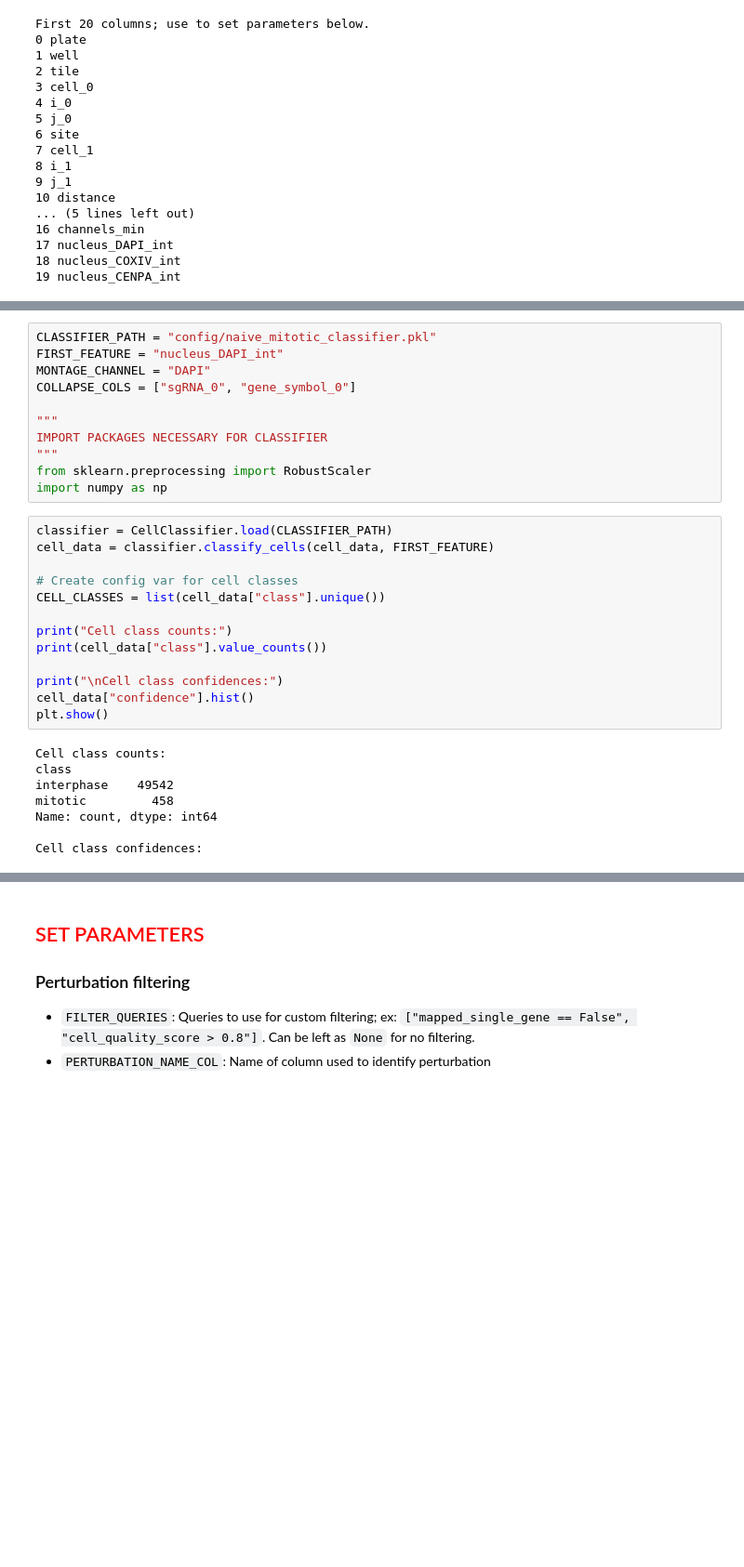
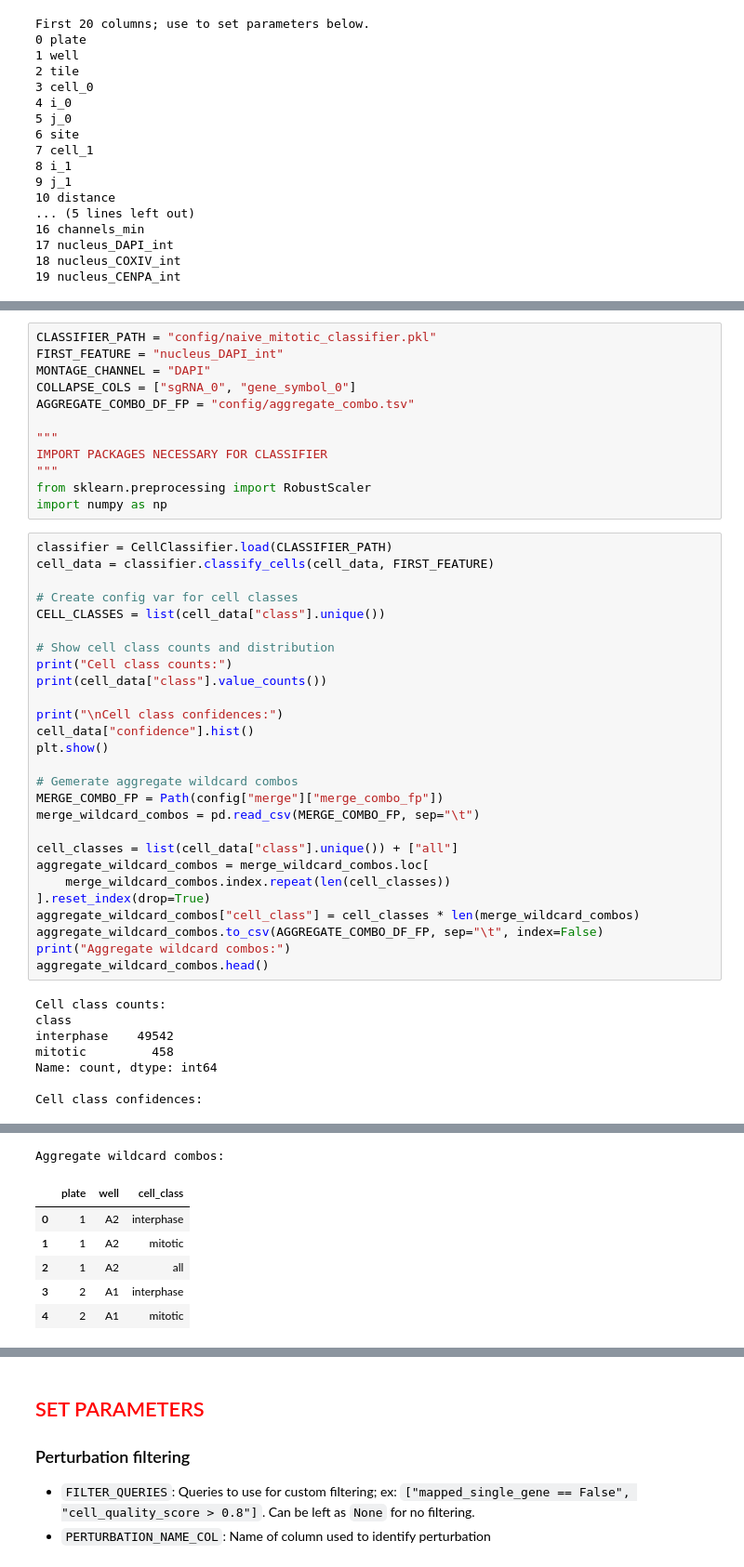
Before and after one commit to cheeseman-lab/brieflow-analysis, a Jupyter notebook: analysis/7.configure_aggregate_params.ipynb, the cells around one changed output, grey strips where cells are left out. Shown at 93% size. Drawn from its saved outputs; the diff is of its cells as text; blank space fills up the shorter version.

Commit message:
FINALIZED NEW AGGREGATE

```diff
--- a/analysis/7.configure_aggregate_params.ipynb
+++ b/analysis/7.configure_aggregate_params.ipynb
@@ -122,6 +126,7 @@ CLASSIFIER_PATH = "config/naive_mitotic_classifier.pkl"
 FIRST_FEATURE = "nucleus_DAPI_int"
 MONTAGE_CHANNEL = "DAPI"
 COLLAPSE_COLS = ["sgRNA_0", "gene_symbol_0"]
+AGGREGATE_COMBO_DF_FP = "config/aggregate_combo.tsv"
 
 """
 IMPORT PACKAGES NECESSARY FOR CLASSIFIER
@@ -131,23 +136,44 @@ import numpy as np
 # %%
 classifier = CellClassifier.load(CLASSIFIER_PATH)
 cell_data = classifier.classify_cells(cell_data, FIRST_FEATURE)
 
 # Create config var for cell classes
 CELL_CLASSES = list(cell_data["class"].unique())
 
+# Show cell class counts and distribution
 print("Cell class counts:")
 print(cell_data["class"].value_counts())
 
 print("\nCell class confidences:")
 cell_data["confidence"].hist()
 plt.show()
+
+# Gemerate aggregate wildcard combos
+MERGE_COMBO_FP = Path(config["merge"]["merge_combo_fp"])
+merge_wildcard_combos = pd.read_csv(MERGE_COMBO_FP, sep="\t")
+
+cell_classes = list(cell_data["class"].unique()) + ["all"]
+aggregate_wildcard_combos = merge_wildcard_combos.loc[
+    merge_wildcard_combos.index.repeat(len(cell_classes))
+].reset_index(drop=True)
+aggregate_wildcard_combos["cell_class"] = cell_classes * len(merge_wildcard_combos)
+aggregate_wildcard_combos.to_csv(AGGREGATE_COMBO_DF_FP, sep="\t", index=False)
+print("Aggregate wildcard combos:")
+aggregate_wildcard_combos.head()
 # %% [output]
 Cell class counts:
 class
 interphase    49542
 mitotic         458
 Name: count, dtype: int64
 
 Cell class confidences:
 [figure]
+Aggregate wildcard combos:
+|  | plate | well | cell_class |
+| 0 | 1 | A2 | interphase |
+| 1 | 1 | A2 | mitotic |
+| 2 | 1 | A2 | all |
+| 3 | 2 | A1 | interphase |
+| 4 | 2 | A1 | mitotic |
 # %%
```
Also changed, not shown: parts of 3 cells of this notebook, 5 other files.
